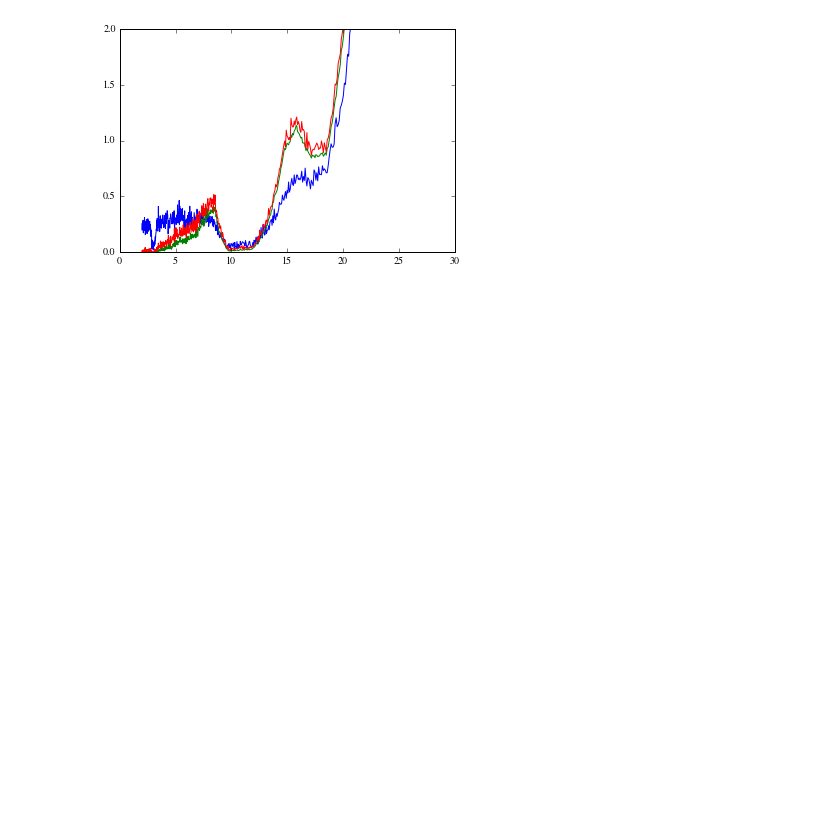
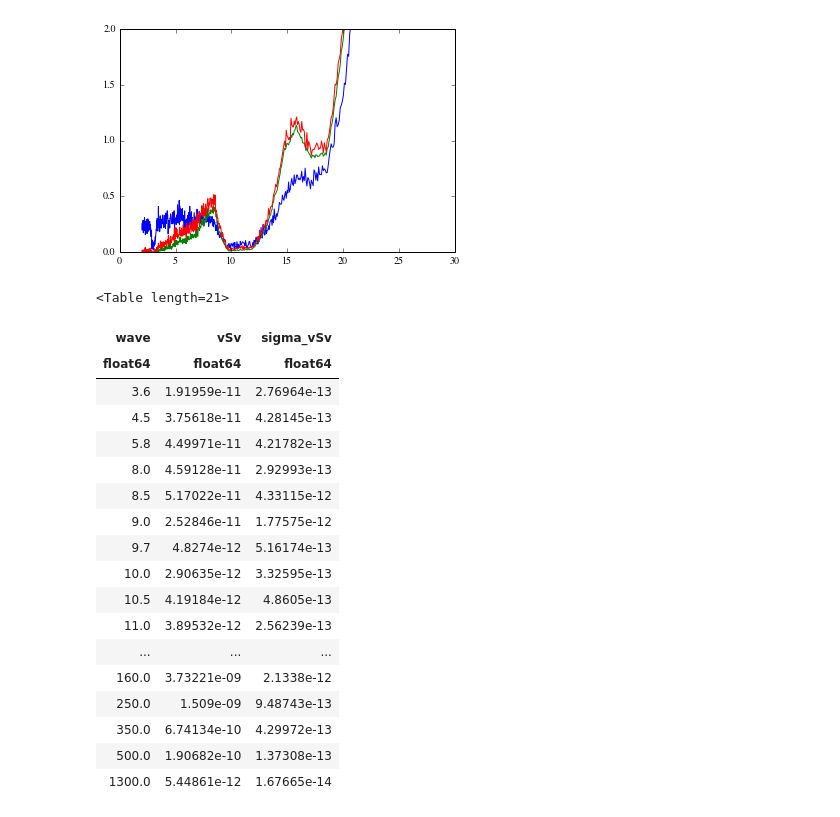
Before and after one commit to yaolun/misc, a Jupyter notebook: test.ipynb, the cells around one changed output. Cells and saved outputs as stored; diff of their text form; code cells hidden in the pictures; blank space fills up the shorter version.

```diff
--- a/test.ipynb
+++ b/test.ipynb
@@ -404,0 +413,22 @@ plt.ylim([0,2])
+# %%
+sim
+# %% [output]
+<Table length=21>
+| wave | vSv | sigma_vSv |
+| float64 | float64 | float64 |
+| 3.6 | 1.91959e-11 | 2.76964e-13 |
+| 4.5 | 3.75618e-11 | 4.28145e-13 |
+| 5.8 | 4.49971e-11 | 4.21782e-13 |
+| 8.0 | 4.59128e-11 | 2.92993e-13 |
+| 8.5 | 5.17022e-11 | 4.33115e-12 |
+| 9.0 | 2.52846e-11 | 1.77575e-12 |
+| 9.7 | 4.8274e-12 | 5.16174e-13 |
+| 10.0 | 2.90635e-12 | 3.32595e-13 |
+| 10.5 | 4.19184e-12 | 4.8605e-13 |
+| 11.0 | 3.89532e-12 | 2.56239e-13 |
+| ... | ... | ... |
+| 160.0 | 3.73221e-09 | 2.1338e-12 |
+| 250.0 | 1.509e-09 | 9.48743e-13 |
+| 350.0 | 6.74134e-10 | 4.29972e-13 |
+| 500.0 | 1.90682e-10 | 1.37308e-13 |
+| 1300.0 | 5.44861e-12 | 1.67665e-14 |
```
Also changed, not shown: parts of 3 cells of this notebook, 17 other files.
